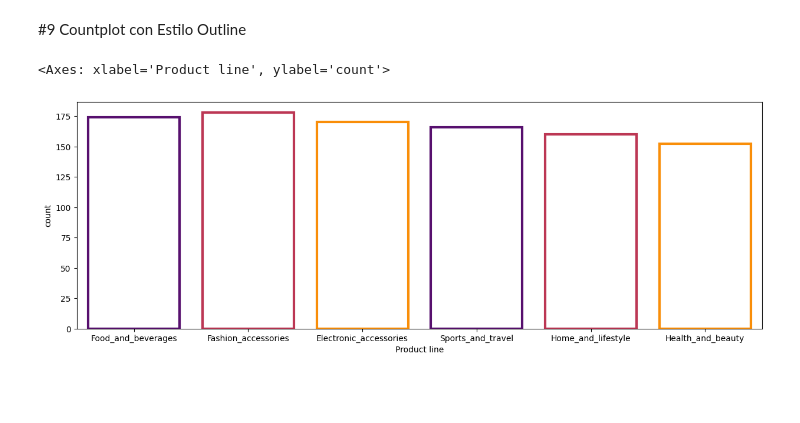
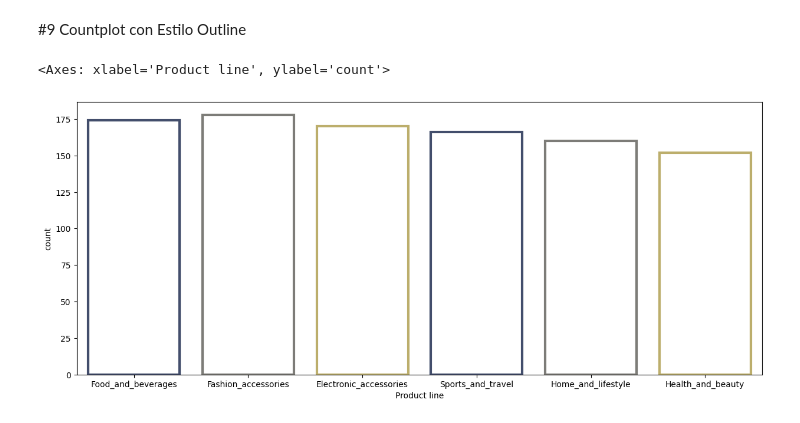
Before and after one commit to JhoelVillca/MAT-280, a Jupyter notebook: seaborn1.ipynb, the cells around one changed output. Saved outputs shown, nothing was run; the diff lists cells and outputs as text; code cells hidden in the pictures; blank space fills up the shorter version.

```diff
--- a/seaborn1.ipynb
+++ b/seaborn1.ipynb
@@ -134,12 +132,12 @@ sns.countplot(x = "Product line",hue = "Gender",  data = mart, palette = 'infern
 # %% [markdown]
 #9 Countplot con Estilo Outline
 # %%
-plt.figure(figsize= (15, 5))
+plt.figure(figsize= (15, 6))
 sns.countplot(x = "Product line", data = mart,
               facecolor = (0,0,0,0),
               linewidth = 3,
-              edgecolor = sns.color_palette('inferno', 3)
+              edgecolor = sns.color_palette('cividis', 3)
               )
 # %% [output]
 <Axes: xlabel='Product line', ylabel='count'>
-[figure, old version]
+[figure, new version]
```
Also changed, not shown: parts of 6 cells of this notebook.
